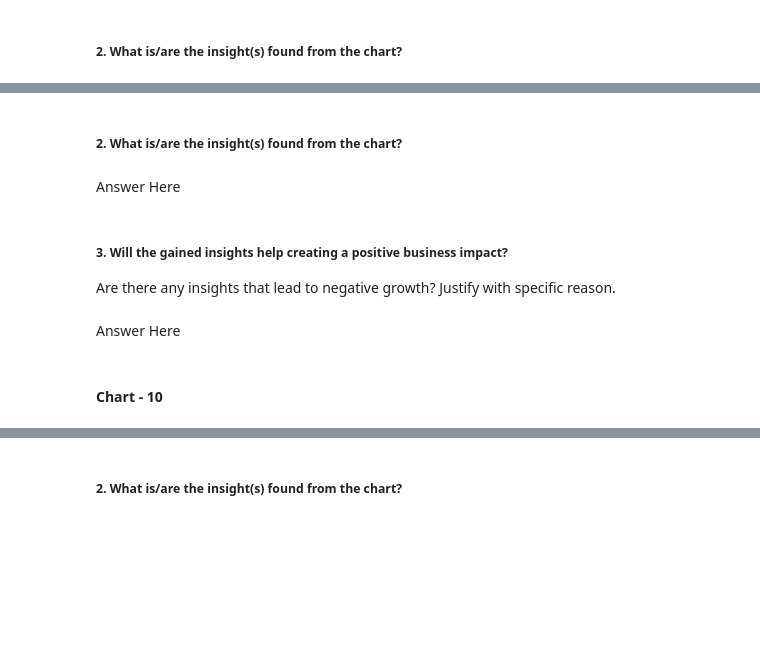
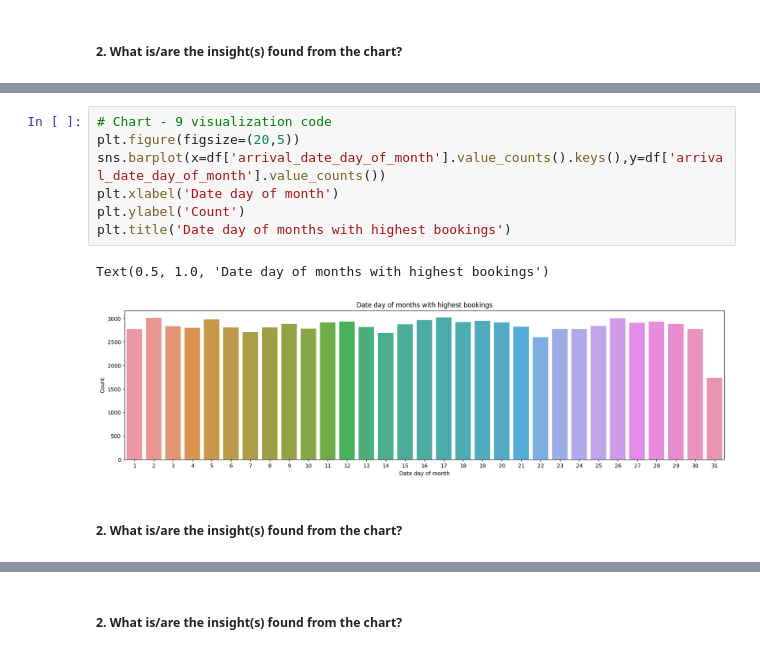
Before and after one commit to Kushdevu/Hotel-Booking-Analysis-EDA-Project, a Jupyter notebook: Copy_of_Sample_EDA_Submission_Template_ipynb0008.ipynb, the cells around one changed output, grey strips where cells are left out. Drawn from its saved outputs; the diff is of its cells as text; blank space fills up the shorter version.

```diff
--- a/Copy_of_Sample_EDA_Submission_Template_ipynb0008.ipynb
+++ b/Copy_of_Sample_EDA_Submission_Template_ipynb0008.ipynb
@@ -775,11 +822,12 @@ Answer Here.
+# %%
+# Chart - 9 visualization code
+plt.figure(figsize=(20,5))
+sns.barplot(x=df['arrival_date_day_of_month'].value_counts().keys(),y=df['arrival_date_day_of_month'].value_counts())
+plt.xlabel('Date day of month')
+plt.ylabel('Count')
+plt.title('Date day of months with highest bookings')
+# %% [output]
+Text(0.5, 1.0, 'Date day of months with highest bookings')
+[figure, added]
 # %% [markdown]
 ##### 2. What is/are the insight(s) found from the chart?
-# %% [markdown]
-Answer Here
-# %% [markdown]
-##### 3. Will the gained insights help creating a positive business impact?
-Are there any insights that lead to negative growth? Justify with specific reason.
-# %% [markdown]
-Answer Here
-# %% [markdown]
-#### Chart - 10
```
Also changed, not shown: parts of 69 cells of this notebook.
